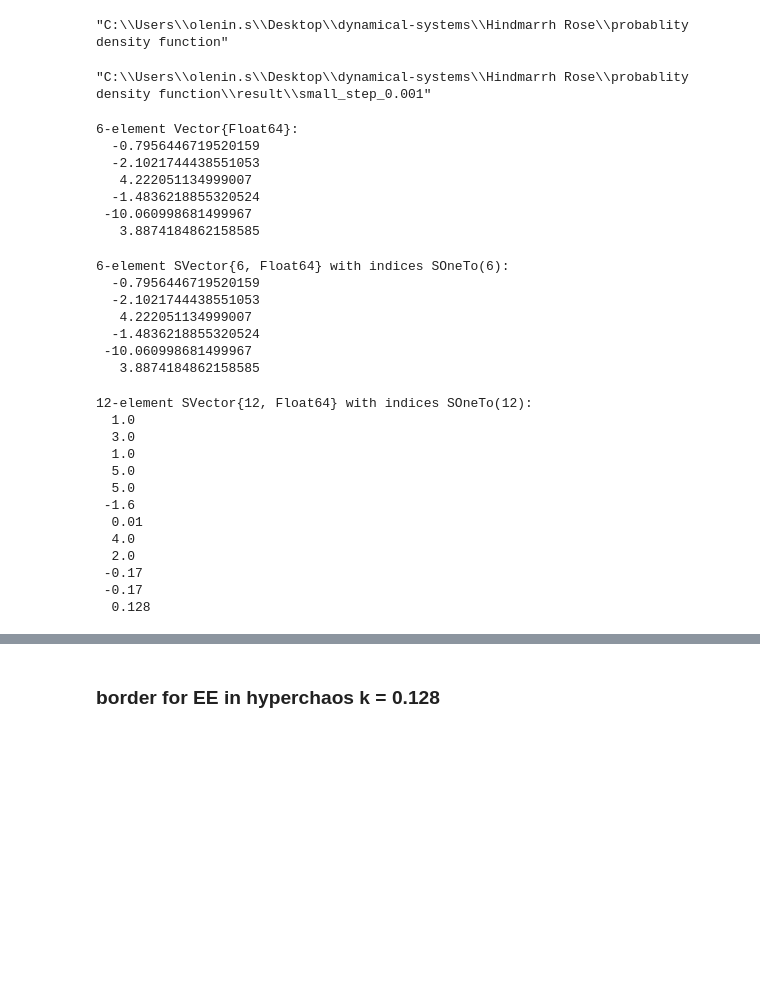
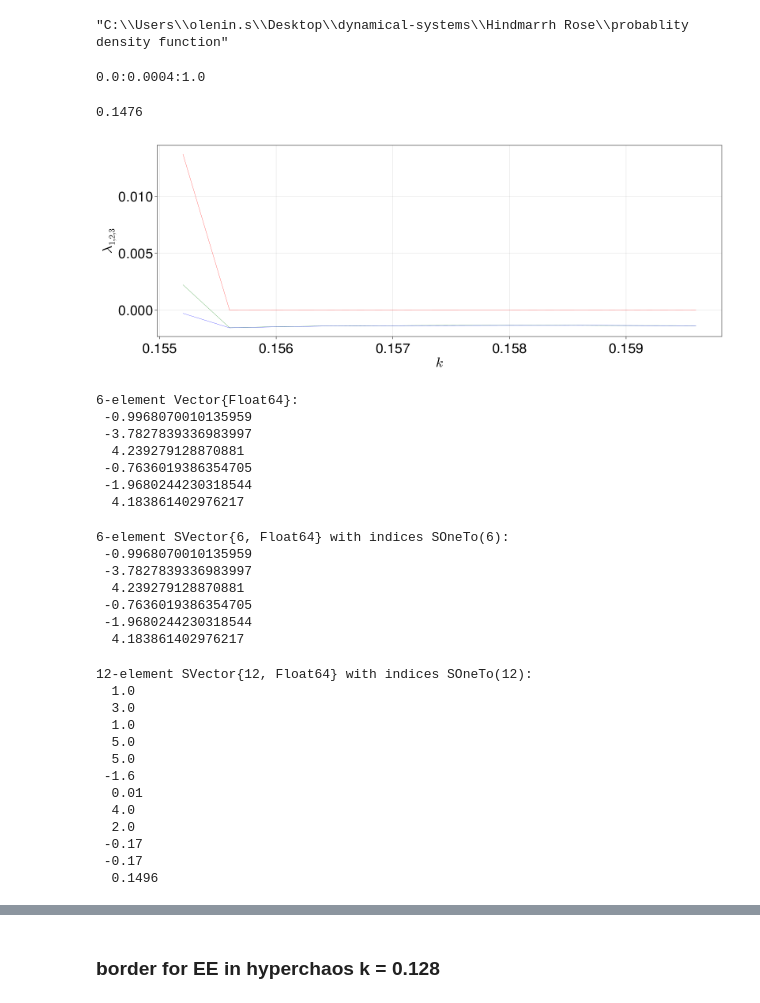
Before and after one commit to SergeyNovak777/dynamical-systems, a Jupyter notebook: Hindmarrh Rose/probablity density function/PDF hyperchaos.ipynb, the cells around one changed output, grey strips where cells are left out. Drawn from its saved outputs; the diff is of its cells as text; code cells hidden in the pictures; blank space fills up the shorter version.

```diff
--- a/Hindmarrh Rose/probablity density function/PDF hyperchaos.ipynb
+++ b/Hindmarrh Rose/probablity density function/PDF hyperchaos.ipynb
@@ -82,36 +79,53 @@ cd("C:\\Users\\olenin.s\\Desktop\\dynamical-systems\\Hindmarrh Rose\\probablity
-# %%
-pwd()
-# %% [output]
-"C:\\Users\\olenin.s\\Desktop\\dynamical-systems\\Hindmarrh Rose\\probablity density function\\result\\small_step_0.001"
 # %%
-matrix_condition = load("condition_HR_array.jld")["data"];
+matrix_condition = load("condition_matrix_k1k2_0.17.jld")["data"];
+spectrum = load("spectrum_matrix_k1k2_0.17.jld")["data"];
+# %%
+k_space = range(0.0, 1.0, step = 0.0004)
+# %% [output]
+0.0:0.0004:1.0
+# %%
+k_space[370]
+# %% [output]
+0.1476
+# %%
+f = Figure(resolution = (1600, 600), fontsize = 35)
+
+ax = Axis(f[1, 1], xlabel = L"k", ylabel = L"\lambda_{1, 2, 3}")
+st = 389
+lines!(ax, k_space[st:400], spectrum[1, st:400], color = "red", linewidth = 0.5)
+lines!(ax, k_space[st:400], spectrum[2, st:400], color = "green", linewidth = 0.5)
+lines!(ax, k_space[st:400], spectrum[3, st:400], color = "blue", linewidth = 0.5)
+
+f
+# %% [output]
+[figure, added]
 # %%
-matrix_condition[:, 129]
+matrix_condition[:, 375]
 # %% [output]
 6-element Vector{Float64}:
-  -0.7956446719520159
-  -2.1021744438551053
-   4.222051134999007
-  -1.4836218855320524
- -10.060998681499967
-   3.8874184862158585
+ -0.9968070010135959
+ -3.7827839336983997
+  4.239279128870881
+ -0.7636019386354705
+ -1.9680244230318544
+  4.183861402976217
 # %%
-condition_chaos = SA[  -0.7956446719520159
-  -2.1021744438551053
-   4.222051134999007
-  -1.4836218855320524
- -10.060998681499967
-   3.8874184862158585]
+condition_chaos = SA[   -0.9968070010135959
+ -3.7827839336983997
+  4.239279128870881
+ -0.7636019386354705
+ -1.9680244230318544
+  4.183861402976217]
 # %% [output]
 6-element SVector{6, Float64} with indices SOneTo(6):
-  -0.7956446719520159
-  -2.1021744438551053
-   4.222051134999007
-  -1.4836218855320524
- -10.060998681499967
-   3.8874184862158585
+ -0.9968070010135959
+ -3.7827839336983997
+  4.239279128870881
+ -0.7636019386354705
+ -1.9680244230318544
+  4.183861402976217
 # %%
-k  = 0.128
+k = k_space[375]
 p = SA[a, b, c, d, s, xr, r, I, xv, k1, k2, k]
 # %% [output]
 12-element SVector{12, Float64} with indices SOneTo(12):
@@ -126,7 +140,7 @@ p = SA[a, b, c, d, s, xr, r, I, xv, k1, k2, k]
   2.0
  -0.17
  -0.17
-  0.128
+  0.1496
 # %%
 prob = ODEProblem(HR, condition_chaos, tspan, p)
 # %% [output]
```
Also changed, not shown: parts of 13 cells of this notebook, 1 other file.
